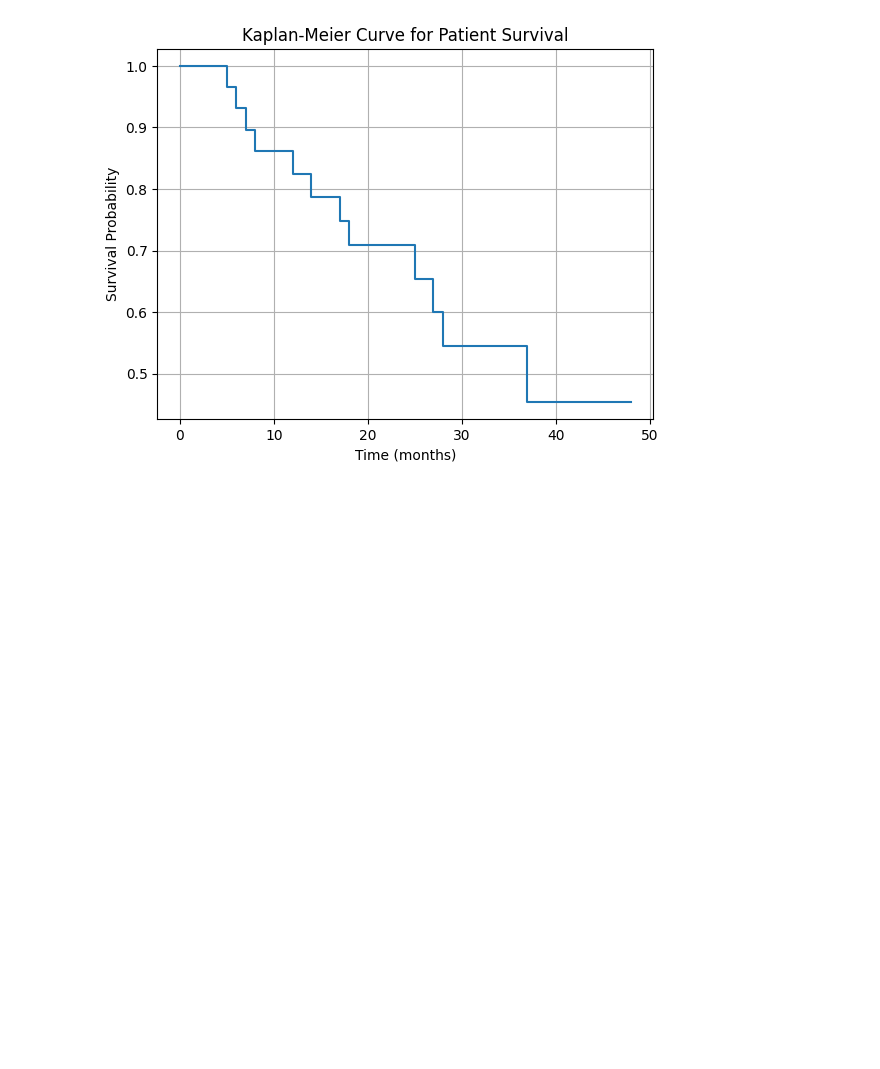
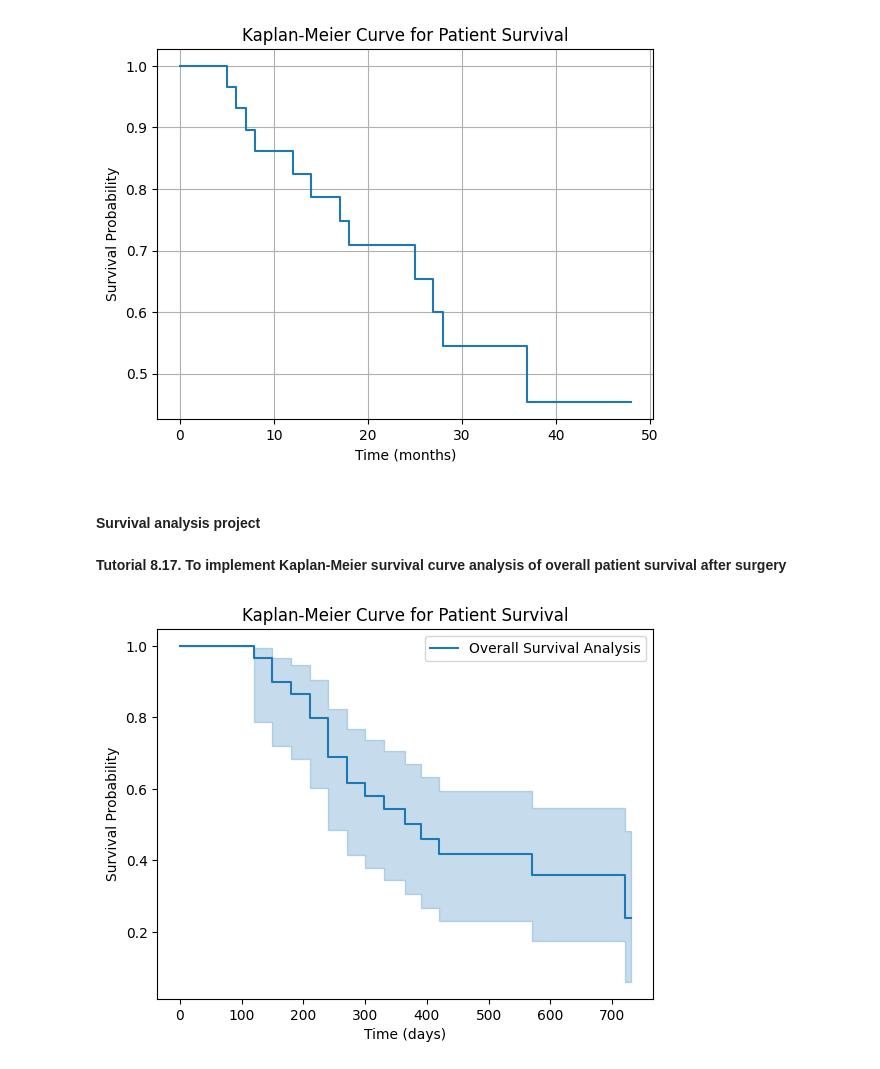
Before and after one commit to bpbpublications/Statistics-for-Data-Scientists-and-Analysts, a Jupyter notebook: notebooks/chapter8/chapter8.ipynb, the cells around one changed output. Drawn from its saved outputs; the diff is of its cells as text; code cells hidden in the pictures; blank space fills up the shorter version.

Commit message:
done for survival and time series

```diff
--- a/notebooks/chapter8/chapter8.ipynb
+++ b/notebooks/chapter8/chapter8.ipynb
@@ -370,3 +370,50 @@ plt.savefig('Survival_Analysis2.png', dpi=600, bbox_inches='tight')
 plt.show()
 # %% [output]
 [figure]
+# %% [markdown]
+#### Survival analysis project
+# %% [markdown]
+**Tutorial 8.17. To implement Kaplan-Meier survival curve analysis of overall patient survival after surgery**
+# %%
+import pandas as pd
+from lifelines import KaplanMeierFitter
+# Create sample data for 30 patients
+sample_data = {
+    'patient_id': list(range(101, 131)),  # Patient IDs from 101 to 130
+    'surgery_date': [
+        '2020-01-01', '2020-02-15', '2020-03-05', '2020-04-10', '2020-05-20',
+        '2020-06-10', '2020-07-25', '2020-08-15', '2020-09-05', '2020-10-20',
+        '2020-11-10', '2020-12-05', '2021-01-15', '2021-02-20', '2021-03-10',
+        '2021-04-05', '2021-05-20', '2021-06-10', '2021-07-25', '2021-08-15',
+        '2021-09-05', '2021-10-20', '2021-11-10', '2021-12-05', '2022-01-15',
+        '2022-02-20', '2022-03-10', '2022-04-05', '2022-05-20', '2022-06-10'],
+    # 1 for death and 0 for censored
+    'event': [1, 0, 1, 0, 1, 1, 0, 1, 0, 1, 1, 0, 1, 0, 1, 0, 1, 1, 0, 1,
+              1, 0, 1, 0, 1, 1, 0, 1, 0, 1],
+    # Survival time in days
+    'survival_time': [365, 730, 180, 540, 270, 300, 600, 150, 450, 240,
+                      330, 720, 210, 480, 270, 660, 150, 390, 210, 570,
+                      240, 330, 720, 180, 420, 240, 600, 120, 360, 210],
+    # Gender 0 (Male)  and 1 (Female)
+    'gender': [1, 0, 1, 0, 1, 0, 1, 0, 1, 0, 1, 0, 1, 0, 1, 0, 1, 0, 1, 0,
+               1, 0, 1, 0, 1, 0, 1, 0, 1, 0],
+    # Age Group 0 - 40 Years is 1 and 41+  Years is 2
+    'age_group': [1, 2, 1, 2, 1, 2, 2, 1, 2, 1, 1, 2, 1, 2, 1, 2, 2, 1, 2, 2,
+                  1, 2, 1, 2, 1, 1, 2, 1, 2, 1]
+}
+# Create the dataframe
+data = pd.DataFrame(sample_data)
+# Initialize the Kaplan-Meier estimator
+kmf = KaplanMeierFitter()
+# Fit the survival data
+kmf.fit(data['survival_time'], event_observed=data['event'],
+        label='Overall Survival Analysis')
+# Plot the survival curve
+kmf.plot()
+plt.xlabel("Time (days)")
+plt.ylabel("Survival Probability")
+plt.title("Kaplan-Meier Curve for Patient Survival")
+plt.savefig('example_overall_analysis.png', dpi=600, bbox_inches='tight')
+plt.show()
+# %% [output]
+[figure, added]
```
Also changed, not shown: parts of 14 cells of this notebook.
